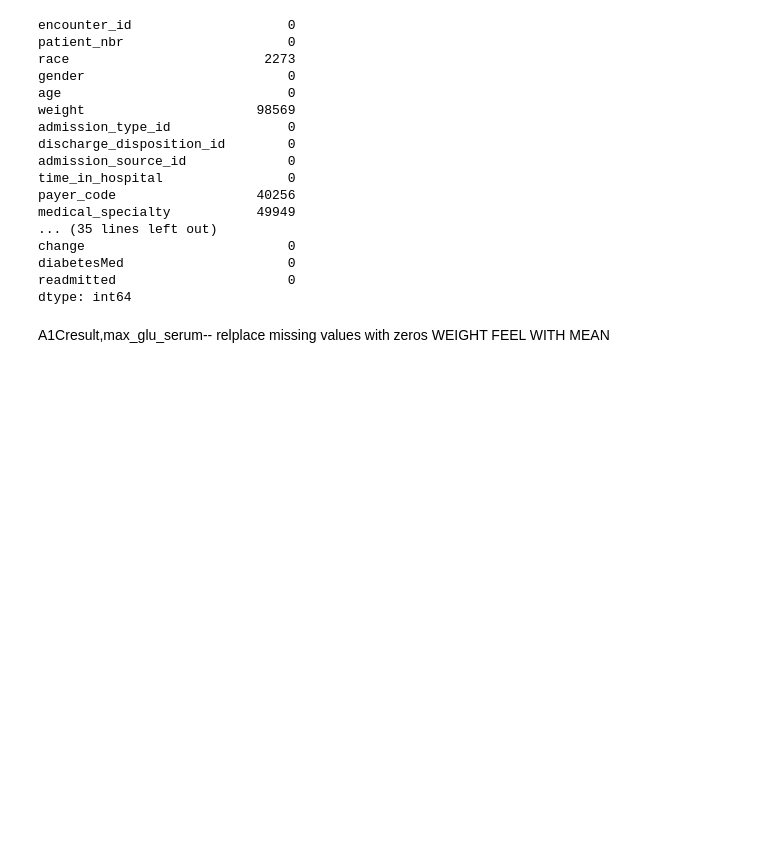
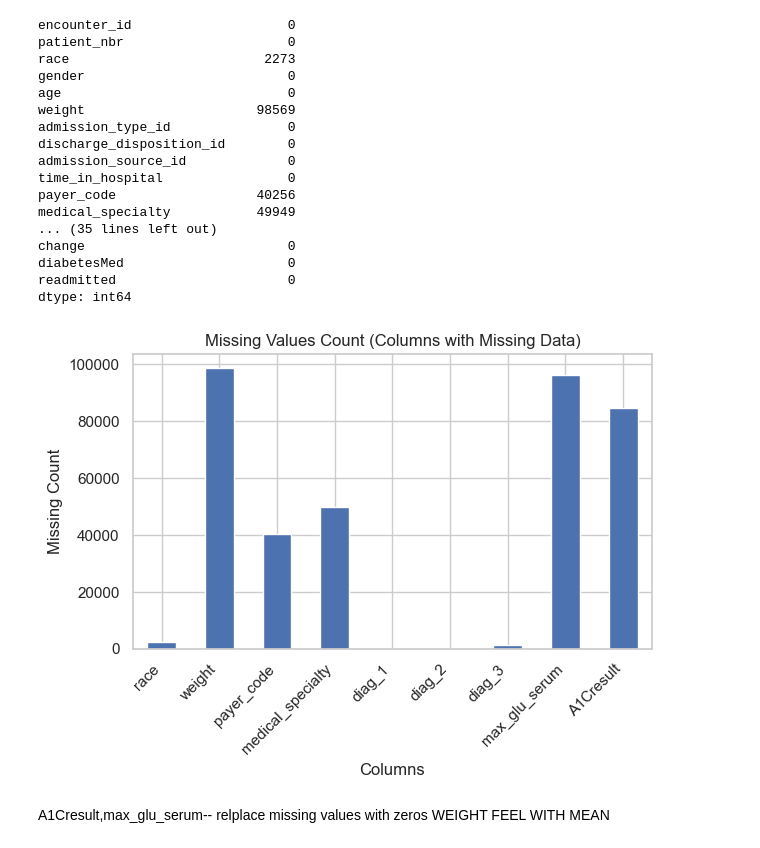
Before and after one commit to nayanjikar09/Diabetic-Readmission-Federated-Learning, a Jupyter notebook: data_preprosses/main_preprosess.ipynb, the cells around one changed output. Cells and saved outputs as stored; diff of their text form; code cells hidden in the pictures; blank space fills up the shorter version.

```diff
--- a/data_preprosses/main_preprosess.ipynb
+++ b/data_preprosses/main_preprosess.ipynb
@@ -74,6 +74,34 @@ change                          0
 diabetesMed                     0
 readmitted                      0
 dtype: int64
+# %%
+import pandas as pd
+import matplotlib.pyplot as plt
+
+# Manually recreating the isnull().sum() output as a Series
+missing = pd.Series({
+    "race": 2273,
+    "weight": 98569,
+    "payer_code": 40256,
+    "medical_specialty": 49949,
+    "diag_1": 21,
+    "diag_2": 358,
+    "diag_3": 1423,
+    "max_glu_serum": 96420,
+    "A1Cresult": 84748
+})
+
+# Plot bar graph
+plt.figure()
+missing.plot(kind="bar")
+plt.title("Missing Values Count (Columns with Missing Data)")
+plt.xlabel("Columns")
+plt.ylabel("Missing Count")
+plt.xticks(rotation=45, ha="right")
+plt.tight_layout()
+plt.show()
+# %% [output]
+[figure, added]
 # %% [markdown]
 A1Cresult,max_glu_serum-- relplace missing values  with zeros
 WEIGHT FEEL WITH MEAN
```
Also changed, not shown: parts of 4 cells of this notebook, 3 other files.
